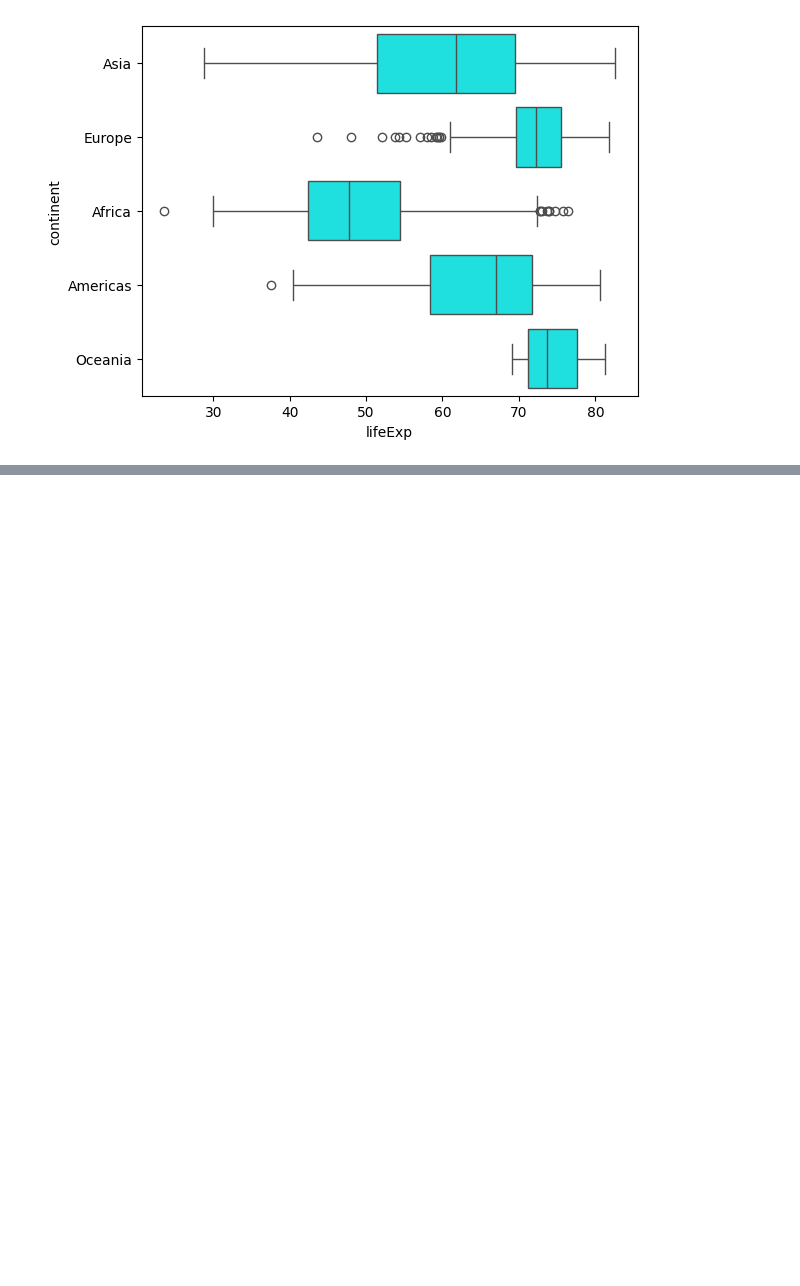
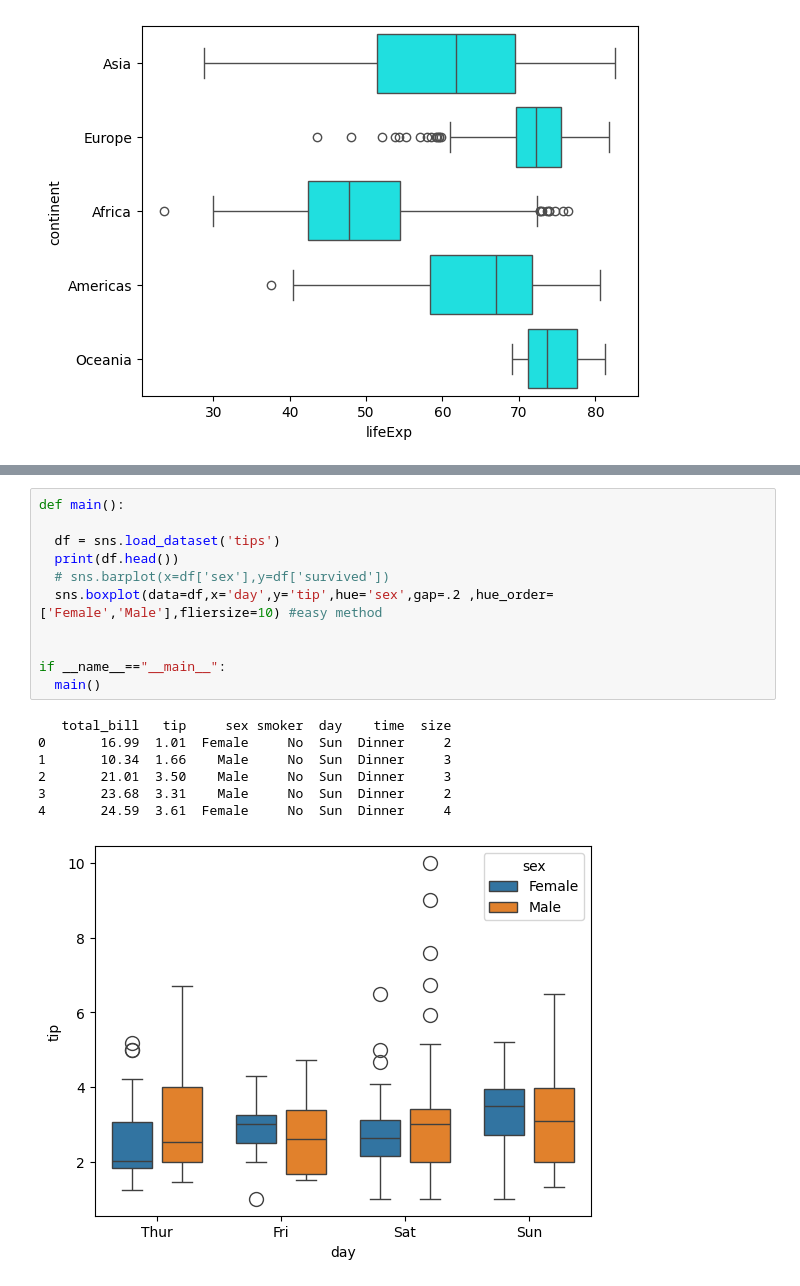
Before and after one commit to Prayag321/Python-libraries, a Jupyter notebook: seaborn/boxplot.ipynb, the cells around one changed output, grey strips where cells are left out. Cells and saved outputs as stored; diff of their text form; blank space fills up the shorter version.

Commit message:
[PRAYAG] Add: program to draw a box plot of day by tips for a dataset given in a url

```diff
--- a/seaborn/boxplot.ipynb
+++ b/seaborn/boxplot.ipynb
@@ -37,0 +41,19 @@ if __name__=="__main__":
+# %%
+def main():
+
+  df = sns.load_dataset('tips')
+  print(df.head())
+  # sns.barplot(x=df['sex'],y=df['survived'])
+  sns.boxplot(data=df,x='day',y='tip',hue='sex',gap=.2 ,hue_order=['Female','Male'],fliersize=10) #easy method
+
+
+if __name__=="__main__":
+  main()
+# %% [output]
+   total_bill   tip     sex smoker  day    time  size
+0       16.99  1.01  Female     No  Sun  Dinner     2
+1       10.34  1.66    Male     No  Sun  Dinner     3
+2       21.01  3.50    Male     No  Sun  Dinner     3
+3       23.68  3.31    Male     No  Sun  Dinner     2
+4       24.59  3.61  Female     No  Sun  Dinner     4
+[figure, added]
```
Also changed, not shown: parts of 1 cell of this notebook.
